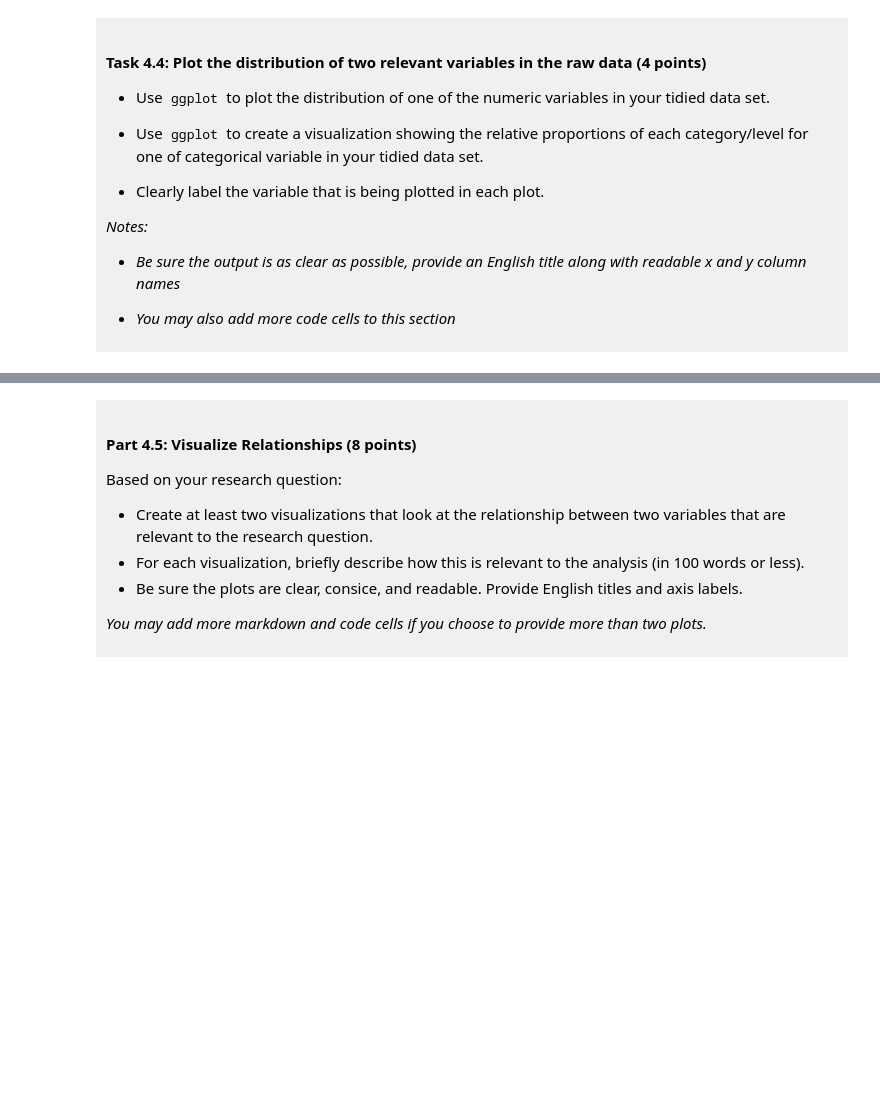
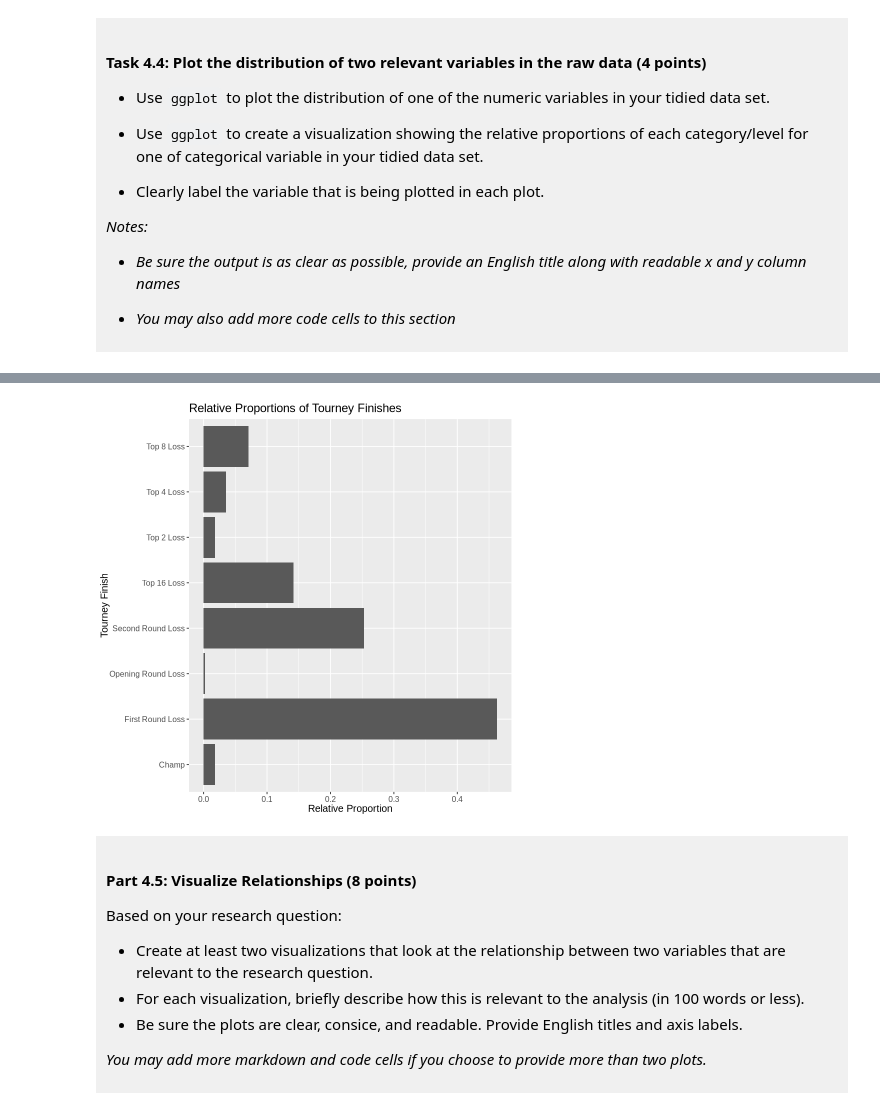
Before and after one commit to shreeyabasappa/dsci-100-project-shreeya-basappa, a Jupyter notebook: dsci-100-project-notebook.ipynb, the cells around one changed output, grey strips where cells are left out. Drawn from its saved outputs; the diff is of its cells as text; code cells hidden in the pictures; blank space fills up the shorter version.

```diff
--- a/dsci-100-project-notebook.ipynb
+++ b/dsci-100-project-notebook.ipynb
@@ -301,2 +356,18 @@ You will refine your research question (if needed) and produce a tidy data set.
 # %%
-### EDIT THIS CODE CELL FOR PLOT 2 ###
+
+proportion_data <- tidy_mm_data |>
+                   group_by(tourney_finish) |>
+                    summarize(count=n(),
+                              proportion= (n()/nrow(tidy_mm_data))) |>
+                    mutate(tourney_finish= fct_recode(tourney_finish, "Top 8 Loss"="top_8_loss", "Top 4 Loss"="top_4_loss", "Top 2 Loss"="top_2_loss",
+                                                      "Top 16 Loss"="top_16_loss", "Second Round Loss"= "second_round_loss", "Opening Round Loss"= "opening_round_loss",
+                                                      "First Round Loss"= "first_round_loss", "Champ"= "champ")) #renamed all the factor values to more readable names
+
+relative_proportion_plot <- proportion_data |>
+                            ggplot(aes(x= proportion, y= tourney_finish)) +
+                            geom_bar(stat="identity") +
+                            labs(x= "Relative Proportion", y= "Tourney Finish", title= "Relative Proportions of Tourney Finishes") + #variable plotted is the tourney finishes
+                            theme(text= element_text(size=12))
+
+relative_proportion_plot
+# %% [output]
@@ -303,3 +379,4 @@ You will refine your research question (if needed) and produce a tidy data set.
+[figure, added]
 # %% [markdown]
 <div style="background-color: #f0f0f0; padding: 10px;">
 
```
Also changed, not shown: parts of 11 cells of this notebook.
